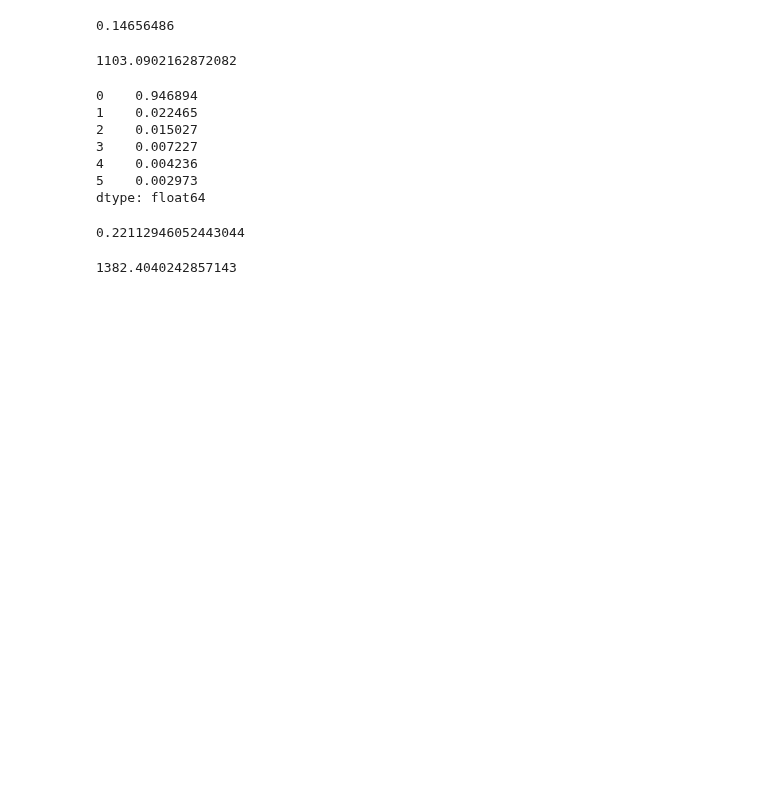
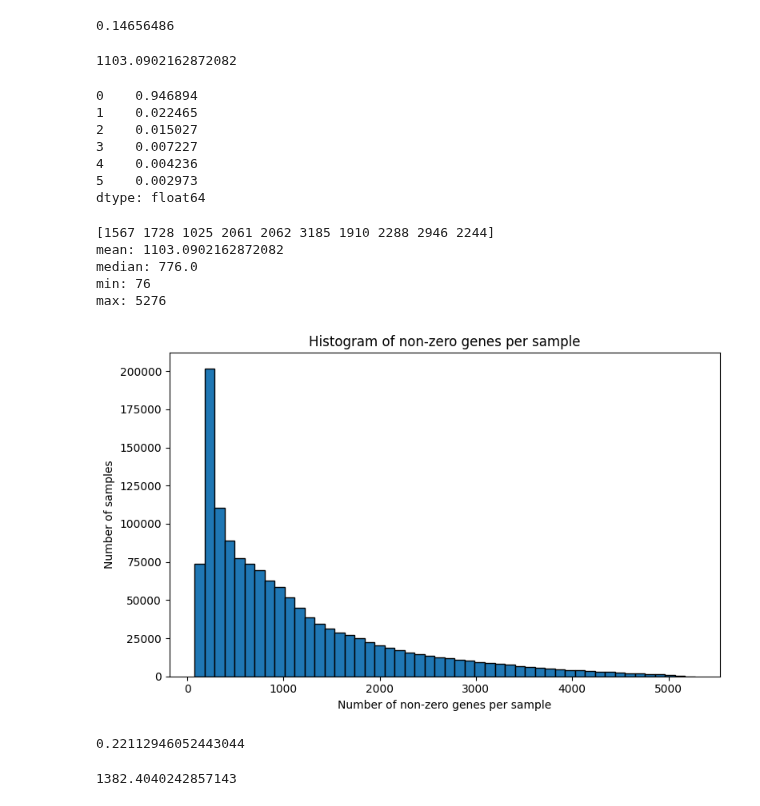
Before and after one commit to eheiss/scbFM, a Jupyter notebook: data/notebooks/dataset_checks.ipynb, the cells around one changed output. Saved outputs shown, nothing was run; the diff lists cells and outputs as text; code cells hidden in the pictures; blank space fills up the shorter version.

```diff
--- a/data/notebooks/dataset_checks.ipynb
+++ b/data/notebooks/dataset_checks.ipynb
@@ -142,3 +236,31 @@ rel_freq
 4    0.004236
 5    0.002973
 dtype: float64
+# %%
+X = panglao.X
+
+if sparse.issparse(X):
+    nonzero_genes_per_sample = np.asarray(X.getnnz(axis=1)).ravel()
+else:
+    nonzero_genes_per_sample = np.count_nonzero(X, axis=1)
+
+print(nonzero_genes_per_sample[:10])
+print("mean:", nonzero_genes_per_sample.mean())
+print("median:", np.median(nonzero_genes_per_sample))
+print("min:", nonzero_genes_per_sample.min())
+print("max:", nonzero_genes_per_sample.max())
+
+plt.figure(figsize=(8, 5))
+plt.hist(nonzero_genes_per_sample, bins=50, edgecolor="black")
+plt.xlabel("Number of non-zero genes per sample")
+plt.ylabel("Number of samples")
+plt.title("Histogram of non-zero genes per sample")
+plt.tight_layout()
+plt.show()
+# %% [output]
+[1567 1728 1025 2061 2062 3185 1910 2288 2946 2244]
+mean: 1103.0902162872082
+median: 776.0
+min: 76
+max: 5276
+[figure, added]
```
Also changed, not shown: parts of 25 cells of this notebook, 6 other files.
